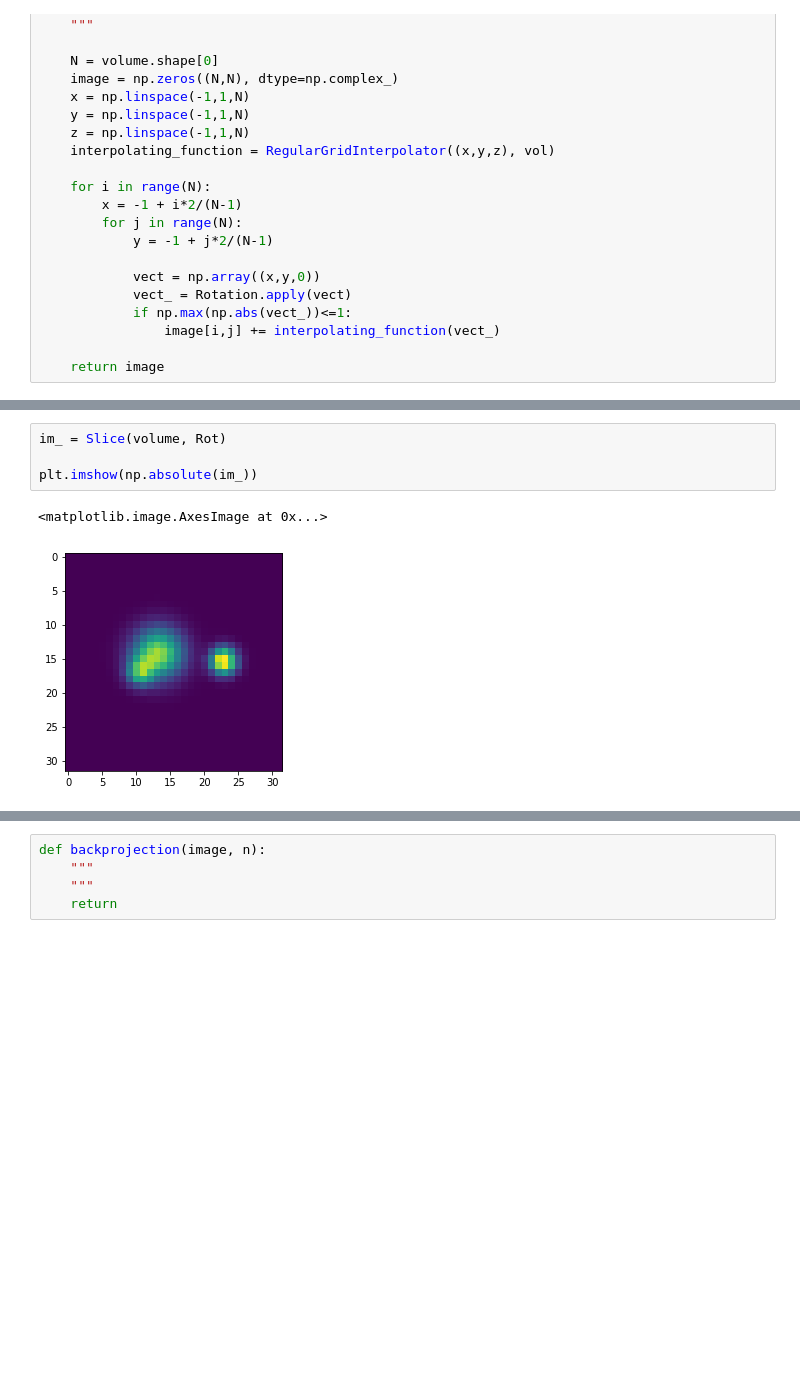
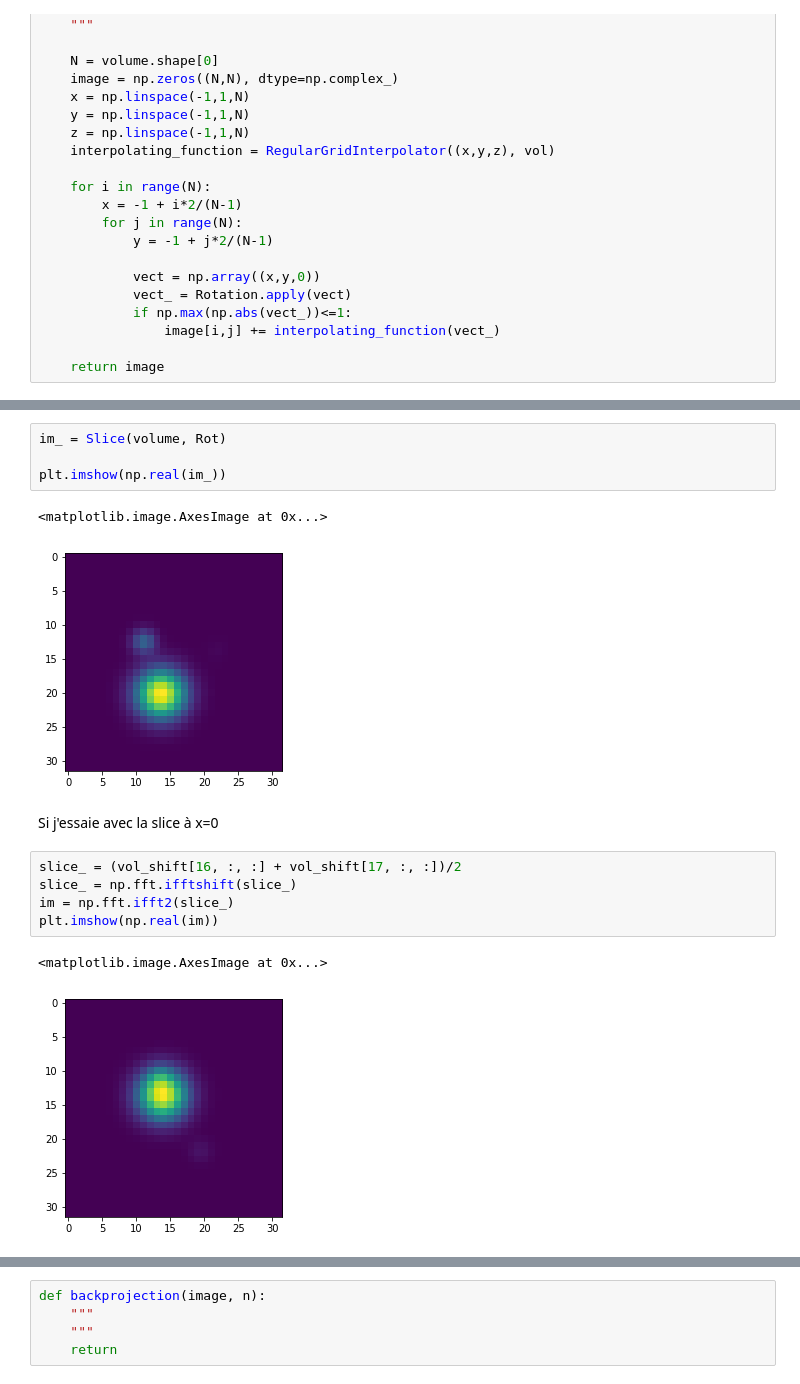
Before and after one commit to fredericpoitevin/gmm-cryoem, a Jupyter notebook: notebooks/Single particle reconstruction.ipynb, the cells around one changed output, grey strips where cells are left out. Saved outputs shown, nothing was run; the diff lists cells and outputs as text; blank space fills up the shorter version.

```diff
--- a/notebooks/Single particle reconstruction.ipynb
+++ b/notebooks/Single particle reconstruction.ipynb
@@ -54,7 +63,17 @@ plt.imshow(np.abs(np.fft.ifft2(im)), cmap = 'Greys')
 # %%
 im_ = Slice(volume, Rot)
 
-plt.imshow(np.absolute(im_))
+plt.imshow(np.real(im_))
 # %% [output]
 <matplotlib.image.AxesImage at 0x...>
-[figure, old version]
+[figure, new version]
+# %% [markdown]
+Si j'essaie avec la slice à x=0
+# %%
+slice_ = (vol_shift[16, :, :] + vol_shift[17, :, :])/2
+slice_ = np.fft.ifftshift(slice_)
+im = np.fft.ifft2(slice_)
+plt.imshow(np.real(im))
+# %% [output]
+<matplotlib.image.AxesImage at 0x...>
+[figure, added]
```
Also changed, not shown: parts of 8 cells of this notebook, 1 other file.
